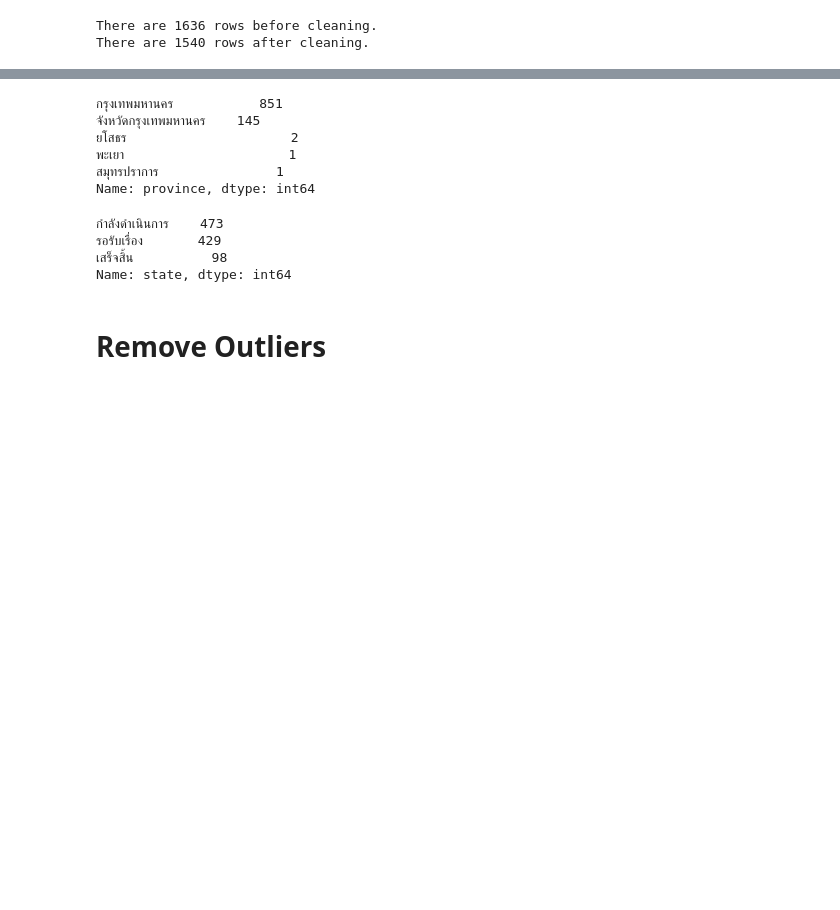
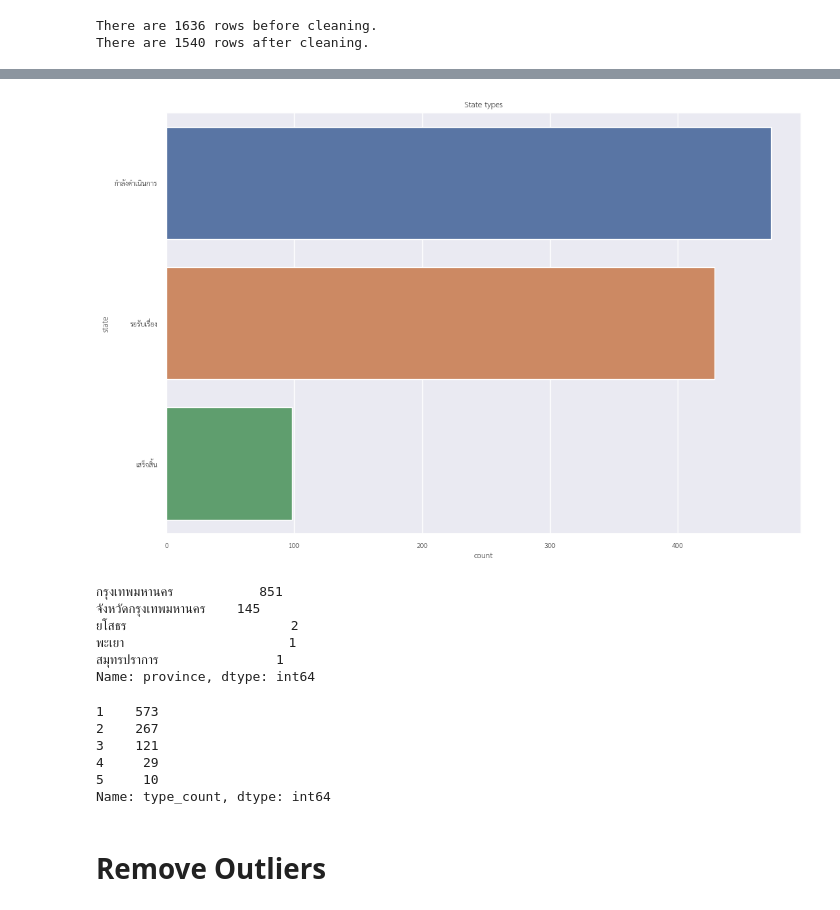
Before and after one commit to Bhuribhat/Traffy-Clustering, a Jupyter notebook: main.ipynb, the cells around one changed output, grey strips where cells are left out. Saved outputs shown, nothing was run; the diff lists cells and outputs as text; code cells hidden in the pictures; blank space fills up the shorter version.

```diff
--- a/main.ipynb
+++ b/main.ipynb
@@ -176,3 +155,7 @@ plt.show()
+# %%
+compare_count_plot(df, 'state', 'State types')
+# %% [output]
+[figure, added]
 # %%
 df['province'].value_counts()
 # %% [output]
@@ -182,14 +165,15 @@ df['province'].value_counts()
 พะเยา                     1
 สมุทรปราการ               1
 Name: province, dtype: int64
-# %%
-# TODO use with kon jon
-df['state'].value_counts()
-# %% [output]
-กำลังดำเนินการ    473
-รอรับเรื่อง       429
-เสร็จสิ้น          98
-Name: state, dtype: int64
+# %%
+df['type_count'].value_counts()
+# %% [output]
+1    573
+2    267
+3    121
+4     29
+5     10
+Name: type_count, dtype: int64
 # %% [markdown]
 # Remove Outliers
 # %%
```
Also changed, not shown: parts of 13 cells of this notebook.
